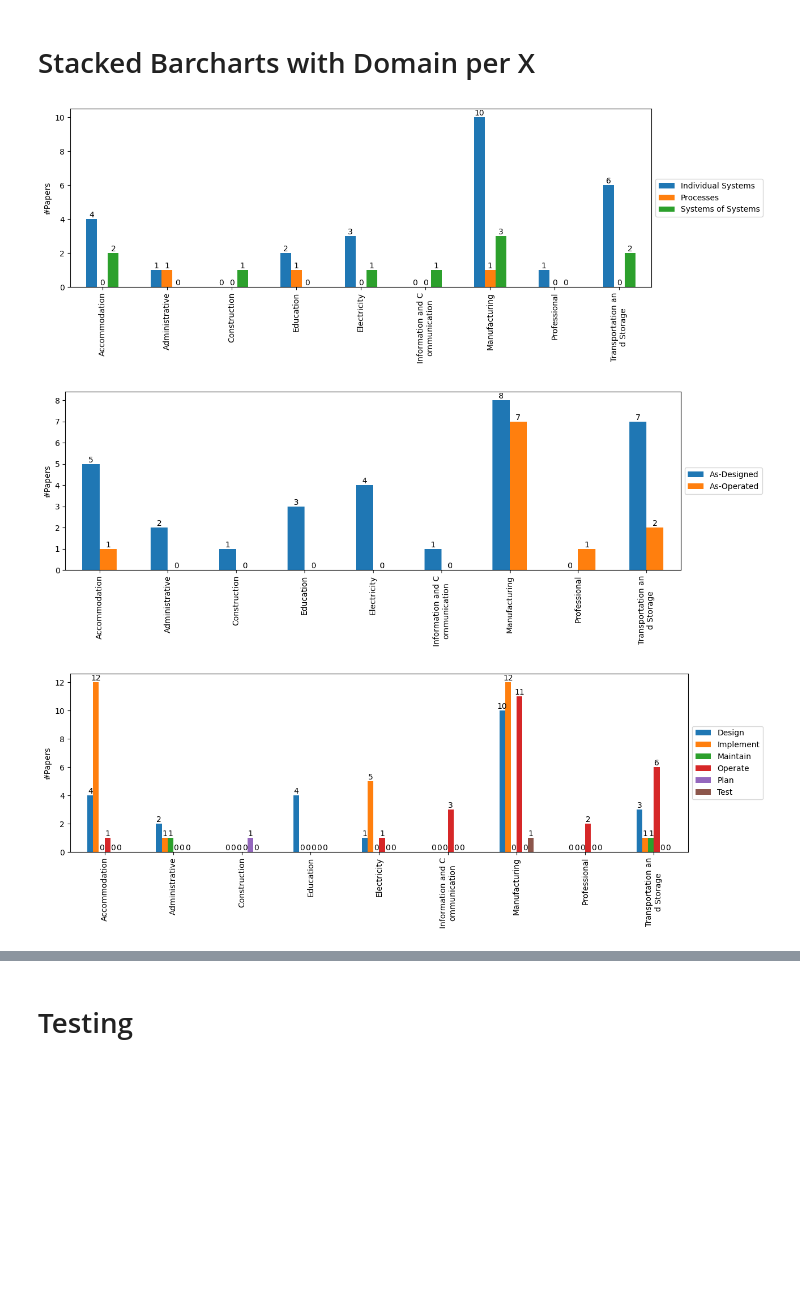
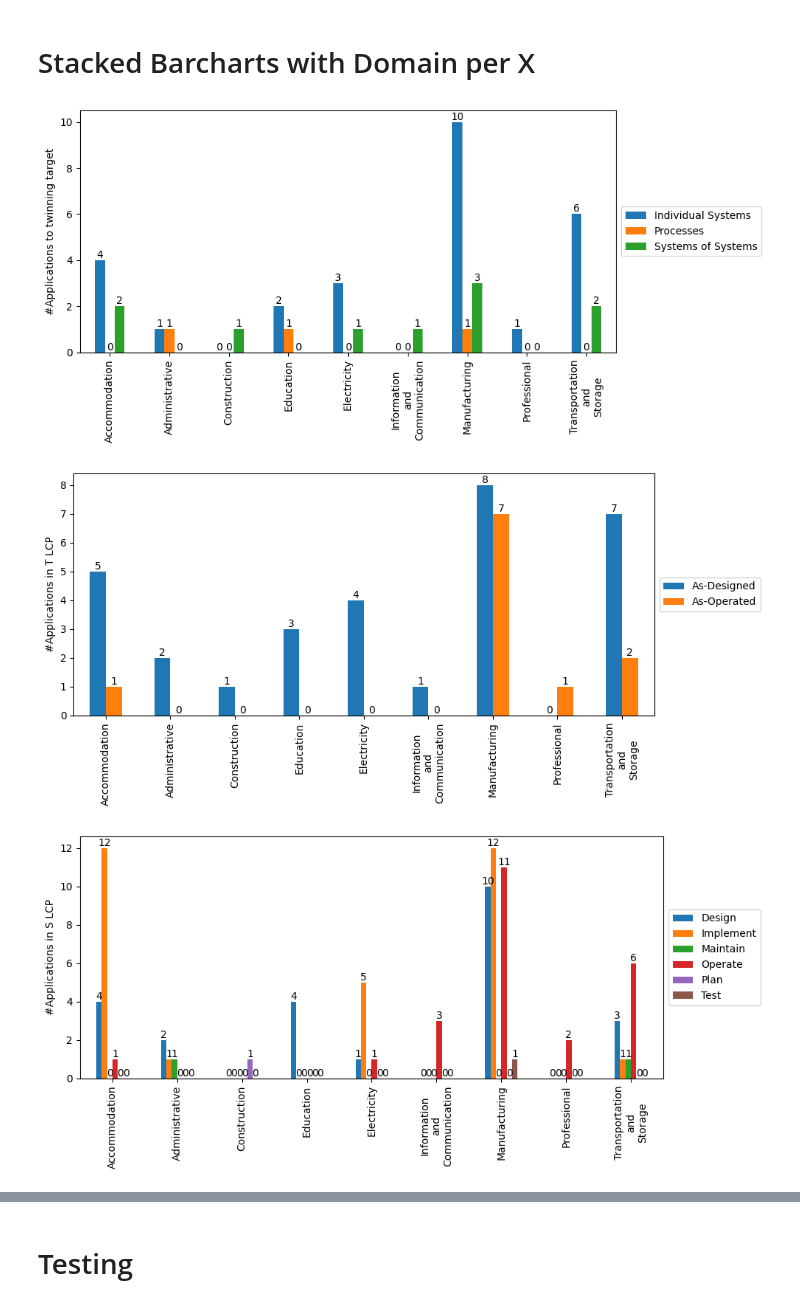
Before and after one commit to cdl-mint/mde4dts, a Jupyter notebook: visualizations_Jingxi_2.ipynb, the cells around one changed output, grey strips where cells are left out. Drawn from its saved outputs; the diff is of its cells as text; code cells hidden in the pictures; blank space fills up the shorter version.

```diff
--- a/visualizations_Jingxi_2.ipynb
+++ b/visualizations_Jingxi_2.ipynb
@@ -352,7 +359,7 @@ for text in domains_techniques['value']:
         if len(text) > 15:
             domains_techniques['value'] = domains_techniques['value'].replace(text, re.sub("(.{15})", "\\1\n", text, 0, re.DOTALL))
 ax = domains_techniques.groupby(['value','technique']).size().unstack().plot(kind='bar', stacked=False, ax=axes,
-                                                                             ylabel="#Papers",  xlabel="")#title="Distribution of MDE techniques amongst domains",
+                                                                             ylabel="#MDE applications",  xlabel="")#title="Distribution of MDE techniques amongst domains",
 label_pre = 0
 for container in ax.containers:
     ax.bar_label(container)
@@ -364,7 +371,7 @@ fig, axes = plt.subplots()
 
 twinning_target_techniques = twinning_target_techniques.groupby(['value','technique']).filter(lambda x : len(x) > 1)
 ax = twinning_target_techniques.groupby(['value','technique']).size().unstack().plot(kind='bar', stacked=False, ax=axes,rot= 0,
-                                                                                     ylabel="#Papers",  xlabel="")#title="Distribution of MDE techniques amongst domains",
+                                                                                     ylabel="#MDE applications",  xlabel="")#title="Distribution of MDE techniques amongst domains",
 for container in ax.containers:
     ax.bar_label(container)
 plt.tight_layout()
@@ -375,7 +382,7 @@ plt.savefig(destination_folder+"TT_MDE_barchart.jpg")
 fig, axes = plt.subplots()
 system_lcp_techniques = system_lcp_techniques.groupby(['value','technique']).filter(lambda x : len(x) > 1)
 ax = system_lcp_techniques.groupby(['value','technique']).size().unstack().plot(kind='bar', stacked=False, ax=axes,rot= 0,
-                                                                                     ylabel="#Papers",  xlabel="")#title="Distribution of MDE techniques for system life cycle pahses",
+                                                                                     ylabel="#MDE applications",  xlabel="")#title="Distribution of MDE techniques for system life cycle pahses",
 for container in ax.containers:
     ax.bar_label(container)
 plt.tight_layout()
@@ -401,7 +408,7 @@ for x in twin_lcp_techniques['value']:
 twin_lcp_techniques = twin_lcp_techniques.drop(indexlist)
 
 ax = twin_lcp_techniques.groupby(['value','technique']).size().unstack().plot(kind='bar', stacked=False, ax=axes,rot= 0,
-                                                                                     ylabel="#Papers",  xlabel="")#title="Distribution of MDE techniques for twin life cycle phases",
+                                                                                     ylabel="#MDE applications",  xlabel="")#title="Distribution of MDE techniques for twin life cycle phases",
 for container in ax.containers:
     ax.bar_label(container)
 plt.tight_layout()
@@ -412,7 +419,7 @@ plt.savefig(destination_folder+"TLCP_MDE_barchart.jpg")
 fig, axes = plt.subplots()
 trl_techniques = trl_techniques.groupby(['value','technique']).filter(lambda x : len(x) > 1)
 ax = trl_techniques.groupby(['value','technique']).size().unstack().plot(kind='bar', stacked=False, ax=axes,rot= 0,
-                                                                         ylabel="#Papers", xlabel="")# title="Distribution of MDE techniques amongst domains",
+                                                                         ylabel="#MDE applications", xlabel="")# title="Distribution of MDE techniques amongst domains",
 for container in ax.containers:
     ax.bar_label(container)
 plt.tight_layout()
@@ -521,7 +528,7 @@ for text in domain_trl['value']:
             #text = re.sub("(.{13})", "\\1\n", text, 0, re.DOTALL)
 
 ax = domain_trl.groupby(['value','trl']).size().unstack().plot(kind='bar', stacked=False, ax=axes,
-                                                                             ylabel="#Papers",  xlabel="")#title="TRL per domain",
+                                                                             ylabel="#Applications in TRL",  xlabel="")#title="TRL per domain",
 label_pre = 0
 dtrlList = domain_trl['value'].unique().tolist()
 #dtrlList = dtrlList.sort()
@@ -536,7 +543,7 @@ fig, axes = plt.subplots()
 
 modlang_trl = modlang_trl#.groupby(['value','trl']).filter(lambda x : len(x) > 1)
 ax = modlang_trl.groupby(['value','trl']).size().unstack().plot(kind='bar', stacked=False, ax=axes,rot= 0,
-                                                                                     ylabel="#Papers",  xlabel="")#title="TRL per modelling language",
+                                                                                     ylabel="#Applications in TRL",  xlabel="")#title="TRL per modelling language",
 for container in ax.containers:
     ax.bar_label(container)
 plt.tight_layout()
@@ -553,7 +560,7 @@ for text in mde_trl['value']:
             mde_trl['value'] = mde_trl['value'].replace(text, re.sub("(.{15})", "\\1\n", text, 0, re.DOTALL))
 
 ax = mde_trl.groupby(['value','trl']).size().unstack().plot(kind='bar', stacked=False, ax=axes,
-                                                                                     ylabel="#Papers",  xlabel="")#title="TRL per MDE technique",
+                                                                                     ylabel="#Applications in TRL",  xlabel="")#title="TRL per MDE technique",
 for container in ax.containers:
     ax.bar_label(container)
 plt.tight_layout()
@@ -578,7 +585,7 @@ for x in tlcp_trl['value']:
     index += 1
 tlcp_trl = tlcp_trl.drop(indexlist)
 ax = tlcp_trl.groupby(['value','trl']).size().unstack().plot(kind='bar', stacked=False, ax=axes,rot= 0,
-                                                                                     ylabel="#Papers",  xlabel="")#title="TRL per DT LCP",
+                                                                                     ylabel="#Applications in TRL",  xlabel="")#title="TRL per DT LCP",
 for container in ax.containers:
     ax.bar_label(container)
 plt.tight_layout()
@@ -589,7 +596,7 @@ plt.savefig(destination_folder+"TLCP_TRL_barchart.jpg")
 fig, axes = plt.subplots()
 slcp_trl = slcp_trl.groupby(['value','trl']).filter(lambda x : len(x) > 2)
 ax = slcp_trl.groupby(['value','trl']).size().unstack().plot(kind='bar', stacked=False, ax=axes,rot= 0,
-                                                                         ylabel="#Papers",  xlabel="")#title="TRL per S LCP",
+                                                                         ylabel="#Applications in TRL",  xlabel="")#title="TRL per S LCP",
 #plt.title('# Distribution of MDE techniques amongst domains')
 for container in ax.containers:
     ax.bar_label(container)
@@ -612,7 +619,7 @@ ucd_tt = pd.DataFrame(columns = ['value', 'use case domain'])
 ucd_tlcp = pd.DataFrame(columns = ['value', 'use case domain'])
 ucd_slcp = pd.DataFrame(columns = ['value', 'use case domain'])
 ucd_trl = pd.DataFrame(columns = ['value', 'use case domain'])
-figwidth = 13
+figwidth = 10
 
 with open("target/json/data_consolidated_semistructured__3.json", 'r') as json_file:
     data_semistr = json.load(json_file)
@@ -648,12 +655,13 @@ fig, axes = plt.subplots()
 fig.set_figwidth(figwidth)
 ucd_tt = ucd_tt#.groupby(['value','Publication Year']).filter(lambda x : len(x) > 1)
 
-for text in ucd_tt['use case domain']:
-    if text is not None:
-        if len(text) > 17:
-            ucd_tt['use case domain'] = ucd_tt['use case domain'].replace(text, re.sub("(.{17})", "\\1\n", text, 0, re.DOTALL))
+#for text in ucd_tt['use case domain']:
+#    if text is not None:
+#        if len(text) > 17:
+#            ucd_tt['use case domain'] = ucd_tt['use case domain'].replace(text, re.sub("(.{17})", "\\1\n", text, 0, re.DOTALL))
+ucd_tt['use case domain'].replace(' ', '\n', regex=True, inplace=True)
 ax = ucd_tt.groupby(['use case domain','value']).size().unstack().plot(kind='bar', stacked=False, ax=axes,
-                                                                             ylabel="#Papers", xlabel="")#, title="domain tt"
+                                                                             ylabel="#Applications to twinning target", xlabel="")#, title="domain tt"
 ax.legend(loc='center left',bbox_to_anchor=(1.0, 0.5))
 label_pre = 0
 for container in ax.containers:
@@ -666,57 +674,57 @@ fig, axes = plt.subplots()
 fig.set_figwidth(figwidth)
 #ucd_tlcp = ucd_tlcp.groupby(['use case domain','value'])
 ucd_tlcp = ucd_tlcp#.filter(lambda x : len(x) > 0)#.groupby(['value','use case domain'])
-for text in ucd_tlcp['use case domain']:
-    if text is not None:
-        if len(text) > 17:
-            ucd_tlcp['use case domain'] = ucd_tlcp['use case domain'].replace(text, re.sub("(.{17})", "\\1\n", text, 0, re.DOTALL))
-
+#for text in ucd_tlcp['use case domain']:
+#    if text is not None:
+#        if len(text) > 17:
+#            ucd_tlcp['use case domain'] = ucd_tlcp['use case domain'].replace(text, re.sub("(.{17})", "\\1\n", text, 0, re.DOTALL))
+ucd_tlcp['use case domain'].replace(' ', '\n', regex=True, inplace=True)
 ax = ucd_tlcp.groupby(['use case domain','value']).size().unstack().plot(kind='bar', stacked=False, ax=axes,
-                                                                         ylabel="#Papers",  xlabel="")#title="domain tlcp",
+                                                                         ylabel="#Applications in T LCP",  xlabel="")#title="domain tlcp",
 ax.legend(loc='center left',bbox_to_anchor=(1.0, 0.5))
 for container in ax.containers:
     ax.bar_label(container)
 plt.tight_layout()
 plt.savefig(destination_folder+"Domain_TLCP_barchart.jpg")
 
 
 
 fig, axes = plt.subplots()
 fig.set_figwidth(figwidth)
 ucd_slcp = ucd_slcp#.groupby(['value','Publication Year']).filter(lambda x : len(x) > 1)
 
-for text in ucd_slcp['use case domain']:
-    if text is not None:
-        if len(text) > 17:
-            ucd_slcp['use case domain'] = ucd_slcp['use case domain'].replace(text, re.sub("(.{17})", "\\1\n", text, 0, re.DOTALL))
-
+#for text in ucd_slcp['use case domain']:
+#    if text is not None:
+#        if len(text) > 17:
+#            ucd_slcp['use case domain'] = ucd_slcp['use case domain'].replace(text, re.sub("(.{17})", "\\1\n", text, 0, re.DOTALL))
+ucd_slcp['use case domain'].replace(' ', '\n', regex=True, inplace=True)
 ax = ucd_slcp.groupby(['use case domain','value']).size().unstack().plot(kind='bar', stacked=False, ax=axes,
-                                                                                     ylabel="#Papers",  xlabel="")#title="domain slcp",
+                                                                                     ylabel="#Applications in S LCP",  xlabel="")#title="domain slcp",
 ax.legend(loc='center left',bbox_to_anchor=(1.0, 0.5))
 for container in ax.containers:
     ax.bar_label(container)
 
 plt.tight_layout()
 plt.savefig(destination_folder+"Domain_SLCP_barchart.jpg")
 
 
 
 fig, axes = plt.subplots()
 fig.set_figwidth(figwidth)
 ucd_trl = ucd_trl#.groupby(['value','Publication Year']).filter(lambda x : len(x) > 1)
-for text in ucd_trl['use case domain']:
-    if text is not None:
-        if len(text) > 17:
-            ucd_trl['use case domain'] = ucd_trl['use case domain'].replace(text, re.sub("(.{17})", "\\1\n", text, 0, re.DOTALL))
-
+#for text in ucd_trl['use case domain']:
+#    if text is not None:
+#        if len(text) > 17:
+#            ucd_trl['use case domain'] = ucd_trl['use case domain'].replace(text, re.sub("(.{17})", "\\1\n", text, 0, re.DOTALL))
+ucd_trl['use case domain'].replace(' ', '\n', regex=True, inplace=True)
 ax = ucd_trl.groupby(['use case domain','value']).size().unstack().plot(kind='bar', stacked=False, ax=axes,
-                                                                                     ylabel="#Papers", xlabel="")# title="domain trl",
+                                                                                     ylabel="#Applications with TRL", xlabel="")# title="domain trl",
 ax.legend(loc='center left',bbox_to_anchor=(1.0, 0.5))
 for container in ax.containers:
     ax.bar_label(container)
 plt.tight_layout()
 plt.savefig(destination_folder+"Domain_TRL_barchart.jpg")
 # %% [output]
-[figure, old version]
+[figure, new version]
-[figure, old version]
+[figure, new version]
-[figure, old version]
+[figure, new version]
```
Also changed, not shown: parts of 10 cells of this notebook, 22 other files.
